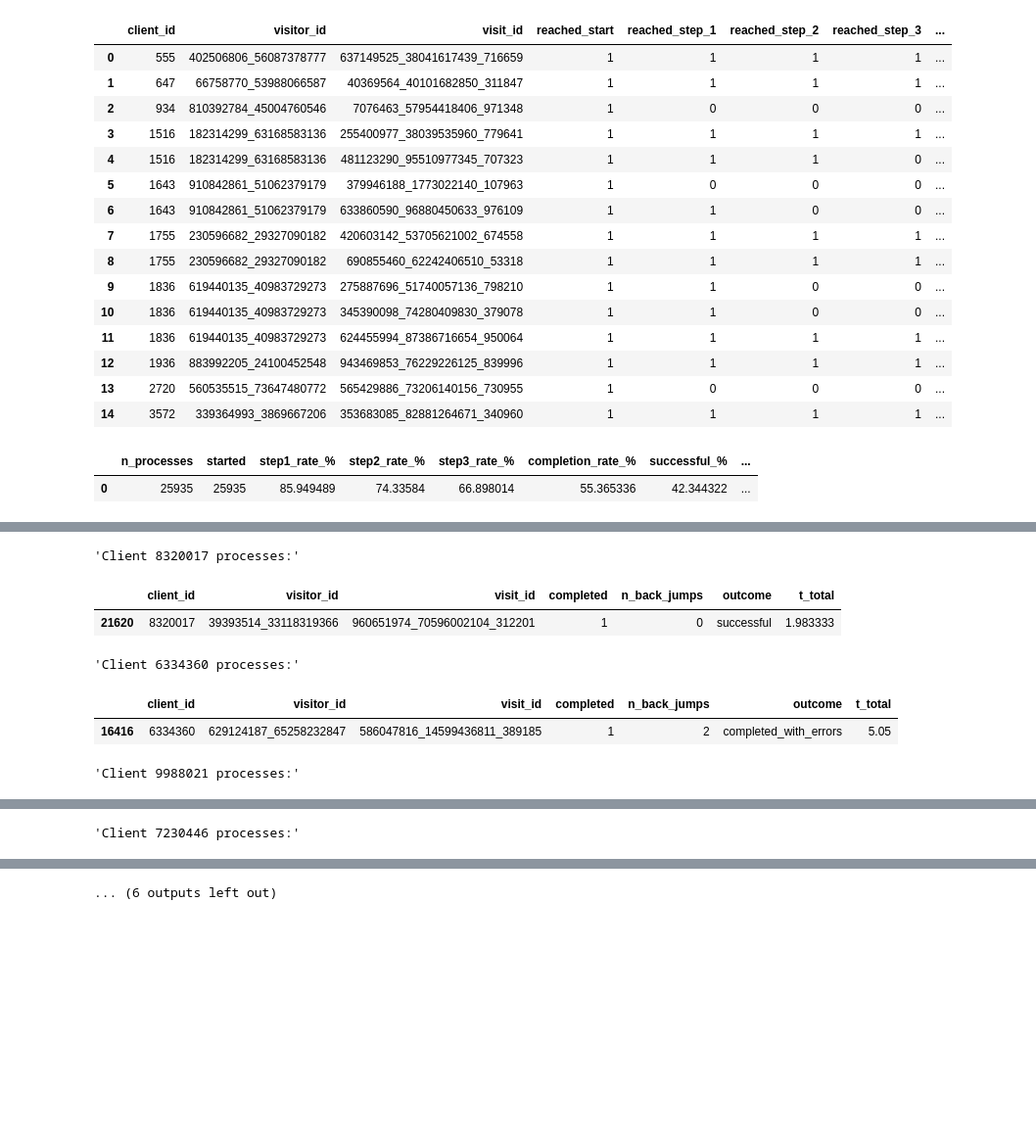
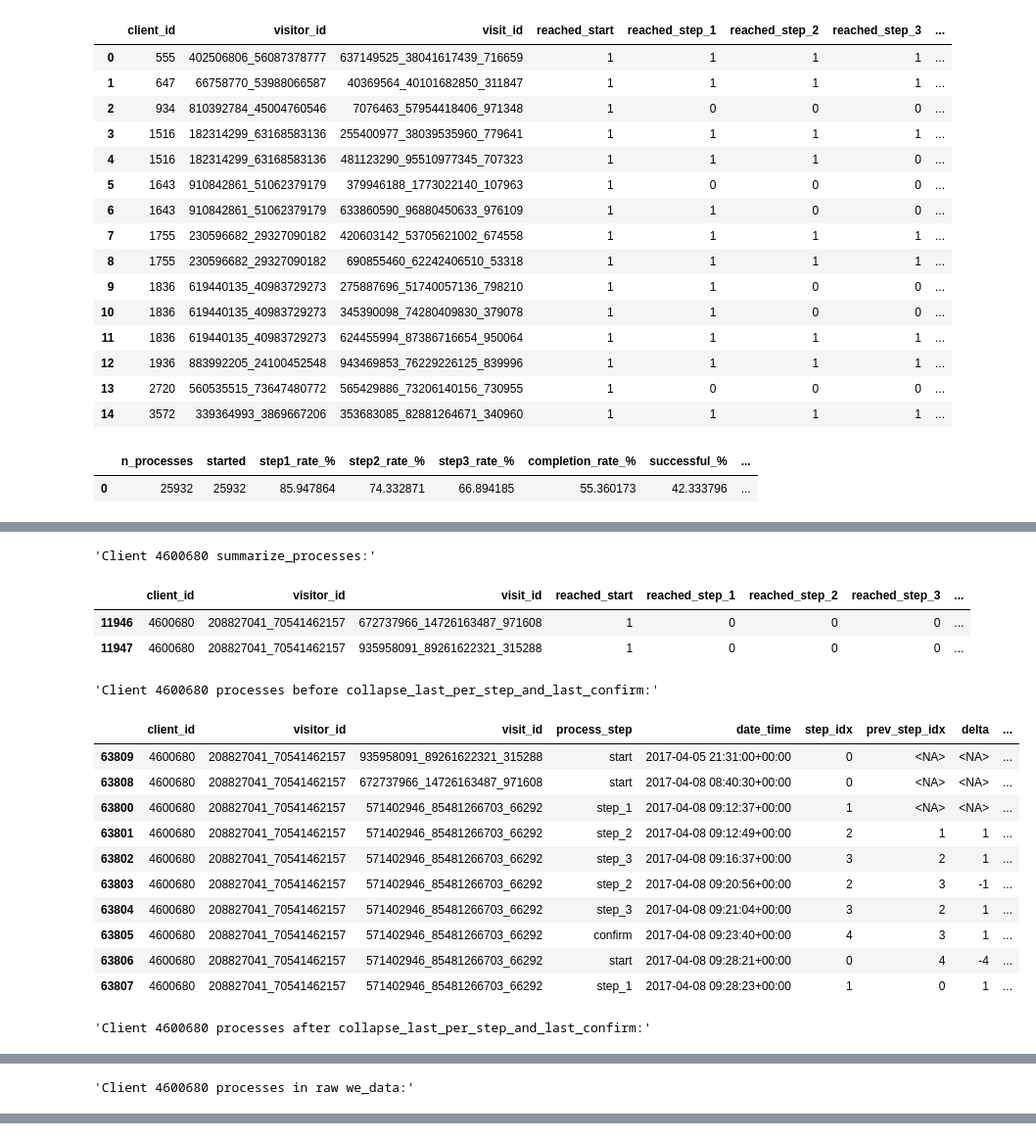
Before and after one commit to luispabloaiello-da/vanguard_project, a Jupyter notebook: notebooks/vanguard_funnel_kpis_.ipynb, the cells around one changed output, grey strips where cells are left out. Shown: that part at 98% size. Saved outputs shown, nothing was run; the diff lists cells and outputs as text; code cells hidden in the pictures; blank space fills up the shorter version.

```diff
--- a/notebooks/vanguard_funnel_kpis_.ipynb
+++ b/notebooks/vanguard_funnel_kpis_.ipynb
@@ -32,6 +32,8 @@ try:
 except:
     print("Yaml configuration file not found!")
 
-df_demo_test = pd.read_csv(config['output_data']['file3'])
-df_demo_control = pd.read_csv(config['output_data']['file4'])
-df_web_data = pd.read_csv(config['output_data']['file5'])
+df_demo_test = pd.read_csv(config['output_data']['file3'])          # demo_test clients
+df_demo_control = pd.read_csv(config['output_data']['file4'])       # demo_control clients
+df_web_data = pd.read_csv(config['output_data']['file5'])           # web_data clean
+df_web_data_control = pd.read_csv(config['output_data']['file6'])   # web_data demo_control clients (for Sanity checks)
+df_web_data_test = pd.read_csv(config['output_data']['file7'])      # web_data demo_test clients (for Sanity checks)
@@ -230,6 +321,16 @@ def _starnger_things(proc_df: pd.DataFrame, key_cols=('client_id','visitor_id','
     #         proc_anomalies = proc_anomalies[front + [c for c in proc_anomalies.columns if c not in front]]
 
     return proc_clean.reset_index(drop=True), proc_anomalies.reset_index(drop=True)
+# %%
+def set_negative_to_nan(df: pd.DataFrame, cols=['t_start_step1', 't_step1_step2', 't_step2_step3'], inplace: bool = False) -> pd.DataFrame:
+    """
+    For each column in `cols`, if value < 0 -> NaN; else keep value.
+    Ensures the column is numeric first.
+    """
+    d = df if inplace else df.copy()
+    for c in ['t_start_step1','t_step1_step2','t_step2_step3','t_step3_conf']:
+        d[c] = pd.to_numeric(d[c], errors='coerce').apply(lambda x: np.nan if pd.notna(x) and x < 0 else x)
+    return d
 # %%
 # ========= 6) RUN (CONTROL) =========
 w_control = prepare_web_for_group(df_web_data, df_demo_control)               # filters and normalizes
@@ -305,7 +450,8 @@ w_test = prepare_web_for_group(df_web_data, df_demo_test)               # filter
 wf_test, back = compute_back_jumps(w_test)                              # complete sequence → step-backs
 wf2_test = collapse_last_per_step_and_last_confirm(wf_test)             # collapses to last occurrence per step
 proc_test = summarize_processes(wf2_test, back)                         # 1 row per process + outcomee
-proc_test_clean, proc_test_anomalies = _starnger_things(proc_test)
+proc_test_clean, proc_test_anomalies = stranger_things(proc_test)
+proc_test_clean = set_negative_to_nan(proc_test_clean)
 kpis_test = kpis_from_processes(proc_test_clean)                        # KPIs
 dropoff_test = step_dropoff_table(proc_test_clean)
 
@@ -320,10 +466,32 @@ print("Processes driven by inconsistencies:", len(proc_test_anomalies))
 # Count distinct test clients represented in web data
 print("Distinct test clients with activity:", proc_test_clean['client_id'].nunique())
 
-# Sanity checks
-for client_id in [8320017, 6334360, 9988021, 7230446, 1516, 1643, 1702]:
-      display(f"Client {client_id} processes:",
-            proc_test_clean[proc_test_clean['client_id']==client_id][KEY+['completed','n_back_jumps','outcome','t_total']])
+# Save files
+proc_test_clean.to_csv(config['output_data']['file9'], index=False, sep=",", encoding="utf-8")
+proc_test_anomalies.to_csv(config['output_data']['file11'], index=False, sep=",", encoding="utf-8")
+
+print(f'\n======================================================================')
+print(f' ***   Sanity Checks:')
+print(f'======================================================================')
+
+client_id=[4600680]
+# client_id=[7230446, 555, 984576]
+
+for id in (client_id):
+      display(f"Client {id} summarize_processes:",
+            proc_test_clean[proc_test_clean['client_id'] == id])
+
+      display(f"Client {id} processes before collapse_last_per_step_and_last_confirm:",
+            wf_test[wf_test['client_id'] == id].sort_values(by=['date_time'],ascending=True))
+
+      display(f"Client {id} processes after collapse_last_per_step_and_last_confirm:",
+            wf2_test[wf2_test['client_id'] == id].sort_values(by=['date_time'],ascending=True))
+
+      # display(f"Client {id} processes:",
+      #       proc_test_clean[proc_test_clean['client_id']==id][KEY+['completed','n_back_jumps','outcome','t_total']])
+
+      display(f"Client {id} processes in raw we_data:",
+            df_web_data_test[df_web_data_test['client_id'] == id].sort_values(by='date_time'))
 # %% [output]
 |  | client_id | visitor_id | visit_id | reached_start | reached_step_1 | reached_step_2 | reached_step_3 | ... |
 | 0 | 555 | 402506806_56087378777 | 637149525_38041617439_716659 | 1 | 1 | 1 | 1 | ... |
@@ -342,5 +510,5 @@ for client_id in [8320017, 6334360, 9988021, 7230446, 1516, 1643, 1702]:
 | 13 | 2720 | 560535515_73647480772 | 565429886_73206140156_730955 | 1 | 0 | 0 | 0 | ... |
 | 14 | 3572 | 339364993_3869667206 | 353683085_82881264671_340960 | 1 | 1 | 1 | 1 | ... |
 |  | n_processes | started | step1_rate_% | step2_rate_% | step3_rate_% | completion_rate_% | successful_% | ... |
-| 0 | 25935 | 25935 | 85.949489 | 74.33584 | 66.898014 | 55.365336 | 42.344322 | ... |
+| 0 | 25932 | 25932 | 85.947864 | 74.332871 | 66.894185 | 55.360173 | 42.333796 | ... |
 |  | from_to | n_from | n_to | conv_rate_% | dropoff_% |
@@ -354,7 +526,17 @@ Distinct test clients with activity: 21739
-'Client 8320017 processes:'
+'Client 4600680 summarize_processes:'
-|  | client_id | visitor_id | visit_id | completed | n_back_jumps | outcome | t_total |
-| 21620 | 8320017 | 39393514_33118319366 | 960651974_70596002104_312201 | 1 | 0 | successful | 1.983333 |
+|  | client_id | visitor_id | visit_id | reached_start | reached_step_1 | reached_step_2 | reached_step_3 | ... |
+| 11946 | 4600680 | 208827041_70541462157 | 672737966_14726163487_971608 | 1 | 0 | 0 | 0 | ... |
+| 11947 | 4600680 | 208827041_70541462157 | 935958091_89261622321_315288 | 1 | 0 | 0 | 0 | ... |
-'Client 6334360 processes:'
+'Client 4600680 processes before collapse_last_per_step_and_last_confirm:'
-|  | client_id | visitor_id | visit_id | completed | n_back_jumps | outcome | t_total |
-| 16416 | 6334360 | 629124187_65258232847 | 586047816_14599436811_389185 | 1 | 2 | completed_with_errors | 5.05 |
+|  | client_id | visitor_id | visit_id | process_step | date_time | step_idx | prev_step_idx | delta | ... |
+| 63809 | 4600680 | 208827041_70541462157 | 935958091_89261622321_315288 | start | 2017-04-05 21:31:00+00:00 | 0 | <NA> | <NA> | ... |
+| 63808 | 4600680 | 208827041_70541462157 | 672737966_14726163487_971608 | start | 2017-04-08 08:40:30+00:00 | 0 | <NA> | <NA> | ... |
+| 63800 | 4600680 | 208827041_70541462157 | 571402946_85481266703_66292 | step_1 | 2017-04-08 09:12:37+00:00 | 1 | <NA> | <NA> | ... |
+| 63801 | 4600680 | 208827041_70541462157 | 571402946_85481266703_66292 | step_2 | 2017-04-08 09:12:49+00:00 | 2 | 1 | 1 | ... |
+| 63802 | 4600680 | 208827041_70541462157 | 571402946_85481266703_66292 | step_3 | 2017-04-08 09:16:37+00:00 | 3 | 2 | 1 | ... |
+| 63803 | 4600680 | 208827041_70541462157 | 571402946_85481266703_66292 | step_2 | 2017-04-08 09:20:56+00:00 | 2 | 3 | -1 | ... |
+| 63804 | 4600680 | 208827041_70541462157 | 571402946_85481266703_66292 | step_3 | 2017-04-08 09:21:04+00:00 | 3 | 2 | 1 | ... |
+| 63805 | 4600680 | 208827041_70541462157 | 571402946_85481266703_66292 | confirm | 2017-04-08 09:23:40+00:00 | 4 | 3 | 1 | ... |
+| 63806 | 4600680 | 208827041_70541462157 | 571402946_85481266703_66292 | start | 2017-04-08 09:28:21+00:00 | 0 | 4 | -4 | ... |
+| 63807 | 4600680 | 208827041_70541462157 | 571402946_85481266703_66292 | step_1 | 2017-04-08 09:28:23+00:00 | 1 | 0 | 1 | ... |
-'Client 9988021 processes:'
+'Client 4600680 processes after collapse_last_per_step_and_last_confirm:'
@@ -364 +551 @@ Distinct test clients with activity: 21739
-'Client 7230446 processes:'
+'Client 4600680 processes in raw we_data:'
@@ -368 +562,0 @@ Distinct test clients with activity: 21739
-... (6 outputs left out)
```
Also changed, not shown: parts of 10 cells of this notebook, 14 other files.
